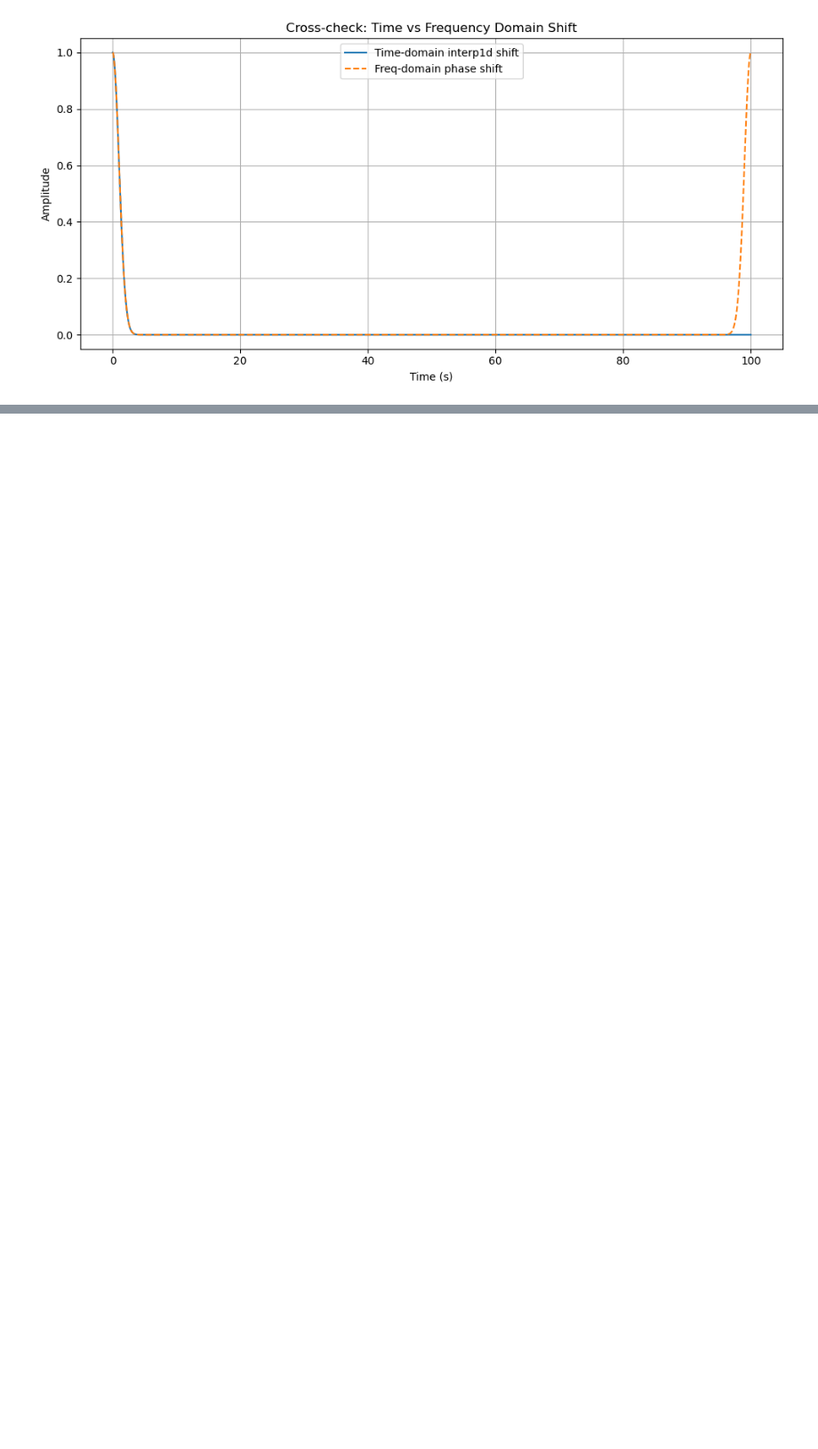
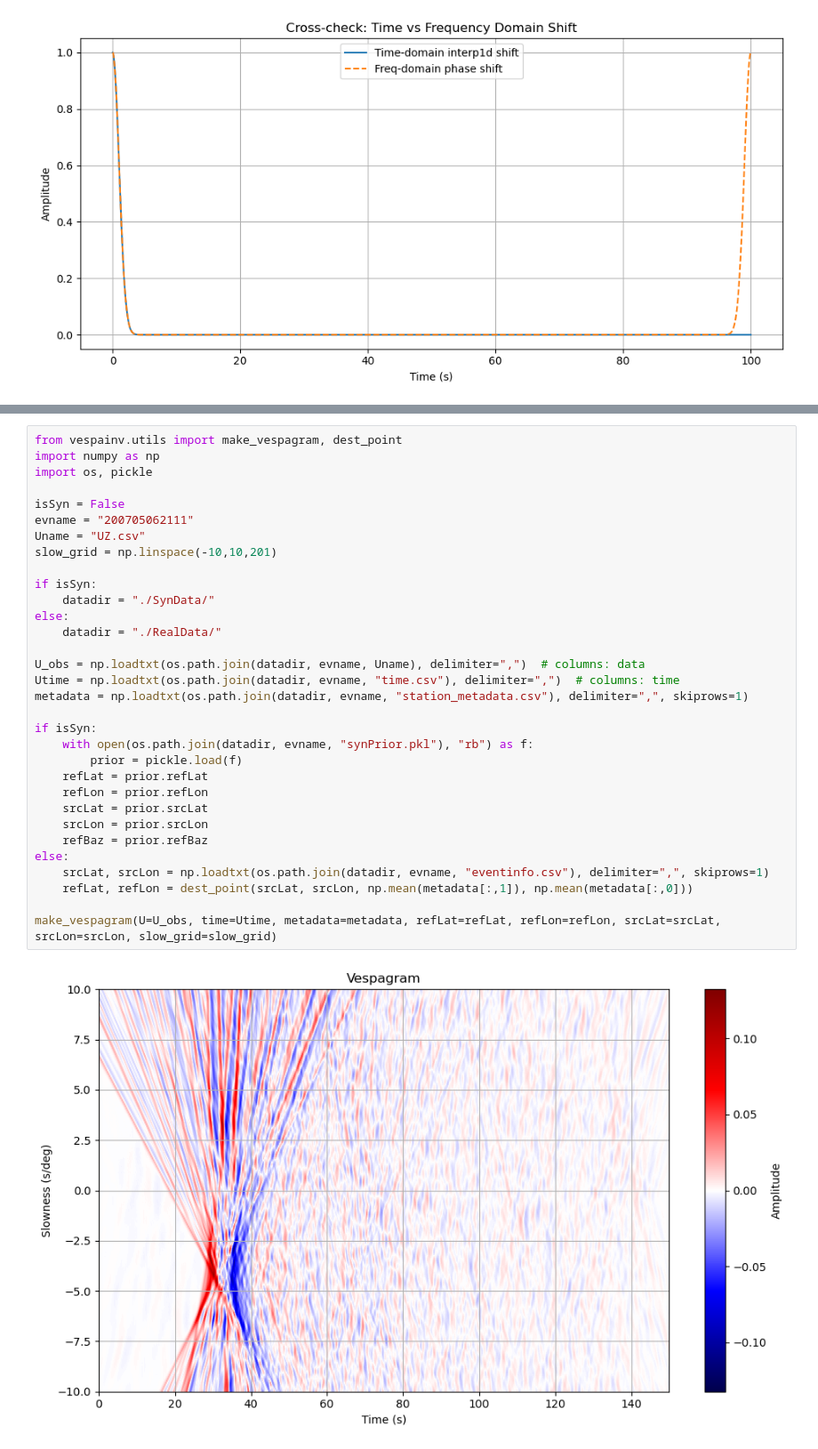
Before and after one commit to evanzzq/VespaPolPy, a Jupyter notebook: Debug.ipynb, the cells around one changed output, grey strips where cells are left out. Shown at 89% size. Saved outputs shown, nothing was run; the diff lists cells and outputs as text; blank space fills up the shorter version.

```diff
--- a/Debug.ipynb
+++ b/Debug.ipynb
@@ -333,0 +232,34 @@ plt.show()
+# %%
+from vespainv.utils import make_vespagram, dest_point
+import numpy as np
+import os, pickle
+
+isSyn = False
+evname = "200705062111"
+Uname = "UZ.csv"
+slow_grid = np.linspace(-10,10,201)
+
+if isSyn:
+    datadir = "./SynData/"
+else:
+    datadir = "./RealData/"
+
+U_obs = np.loadtxt(os.path.join(datadir, evname, Uname), delimiter=",")  # columns: data
+Utime = np.loadtxt(os.path.join(datadir, evname, "time.csv"), delimiter=",")  # columns: time
+metadata = np.loadtxt(os.path.join(datadir, evname, "station_metadata.csv"), delimiter=",", skiprows=1)
+
+if isSyn:
+    with open(os.path.join(datadir, evname, "synPrior.pkl"), "rb") as f:
+        prior = pickle.load(f)
+    refLat = prior.refLat
+    refLon = prior.refLon
+    srcLat = prior.srcLat
+    srcLon = prior.srcLon
+    refBaz = prior.refBaz
+else:
+    srcLat, srcLon = np.loadtxt(os.path.join(datadir, evname, "eventinfo.csv"), delimiter=",", skiprows=1)
+    refLat, refLon = dest_point(srcLat, srcLon, np.mean(metadata[:,1]), np.mean(metadata[:,0]))
+
+make_vespagram(U=U_obs, time=Utime, metadata=metadata, refLat=refLat, refLon=refLon, srcLat=srcLat, srcLon=srcLon, slow_grid=slow_grid)
+# %% [output]
+[figure, added]
```
Also changed, not shown: parts of 5 cells of this notebook, 36 other files.
